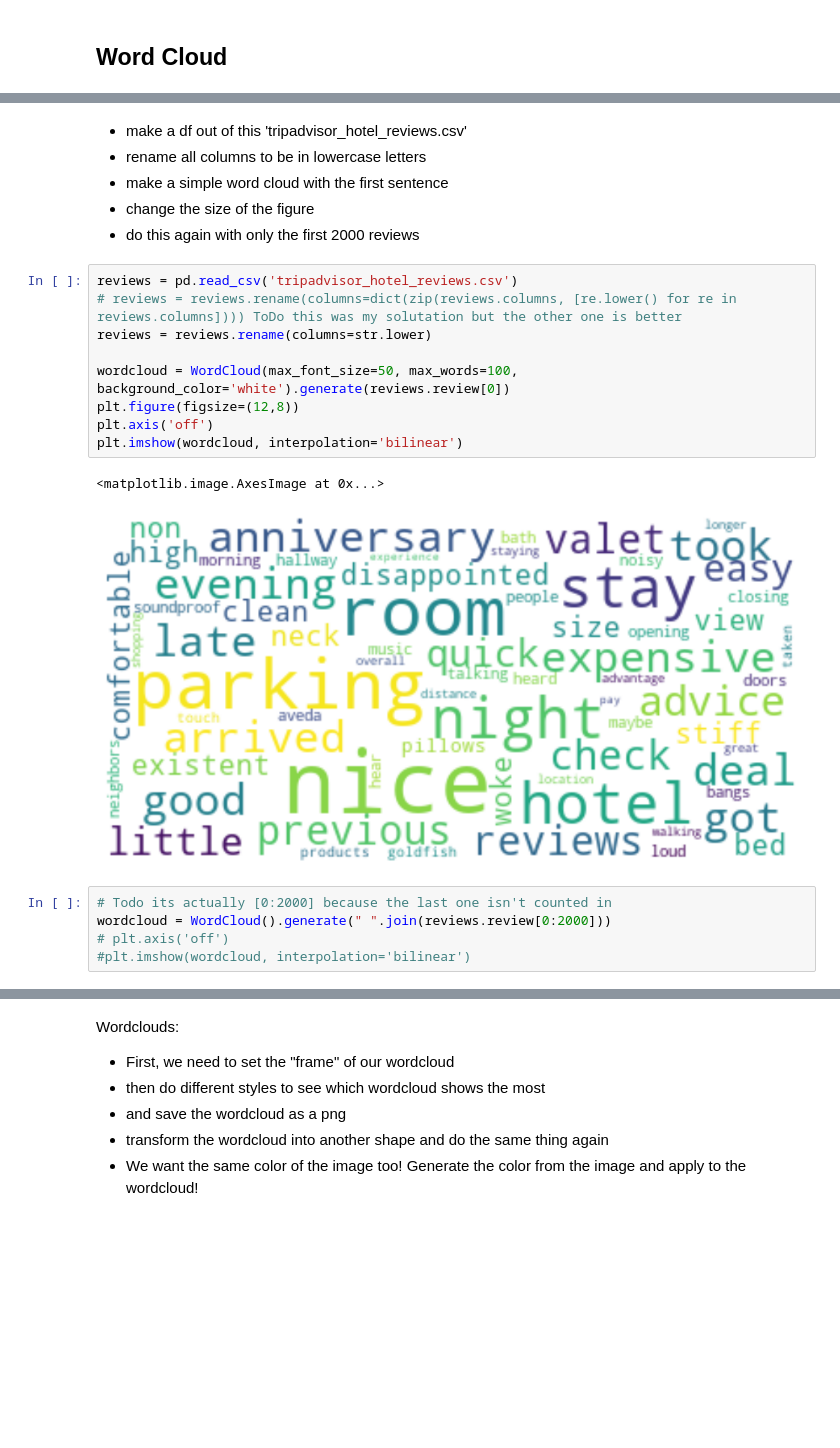
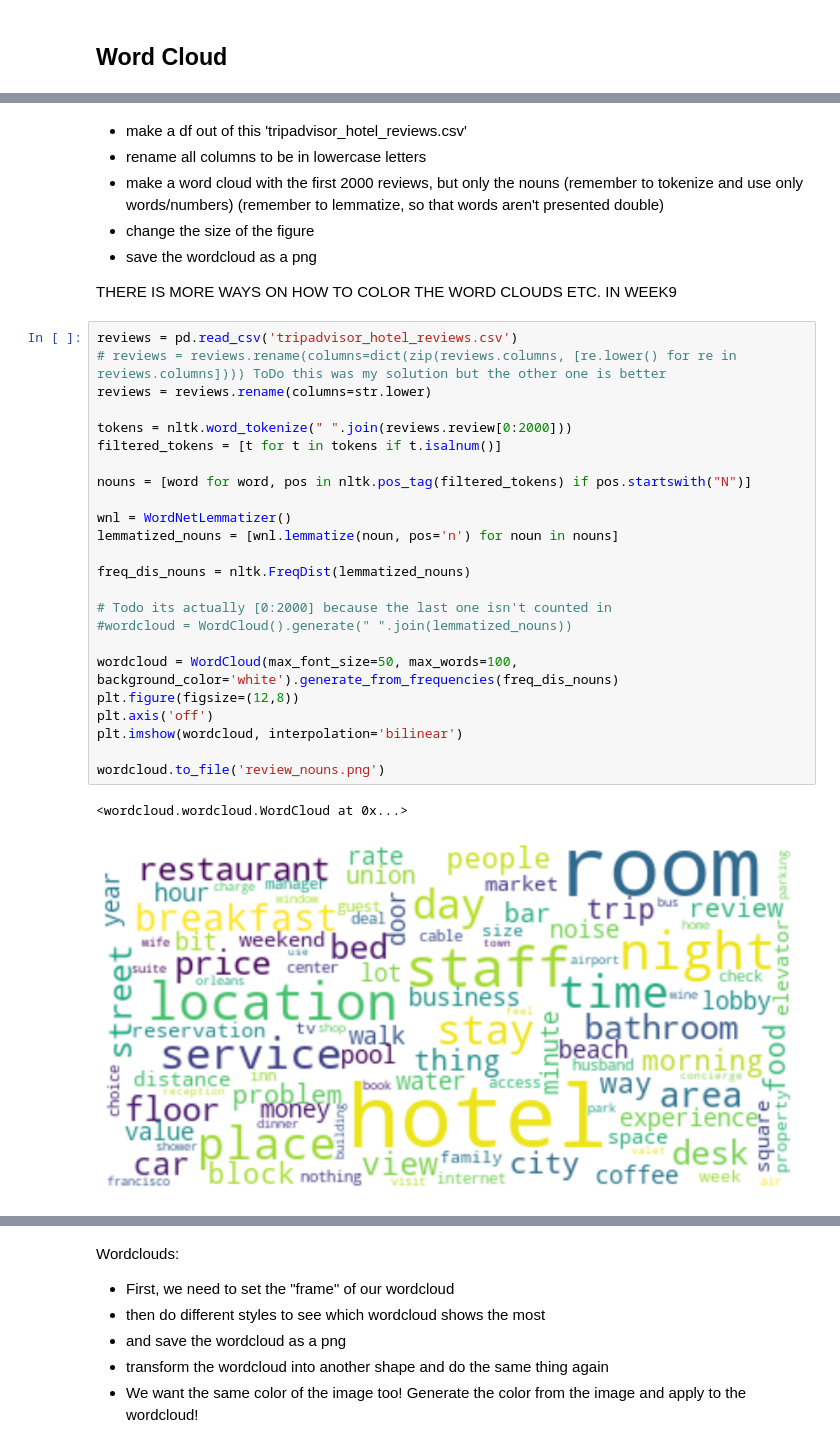
Before and after one commit to sonjaJolanda/BigDataSocialSciences, a Jupyter notebook: exercises_again_again/9-12_finals_summary.ipynb, the cells around one changed output, grey strips where cells are left out. Drawn from its saved outputs; the diff is of its cells as text; blank space fills up the shorter version.

```diff
--- a/exercises_again_again/9-12_finals_summary.ipynb
+++ b/exercises_again_again/9-12_finals_summary.ipynb
@@ -9,24 +13,38 @@ import matplotlib.pyplot as plt
 # %% [markdown]
 - make a df out of this 'tripadvisor_hotel_reviews.csv'
 - rename all columns to be in lowercase letters
-- make a simple word cloud with the first sentence
+- make a word cloud with the first 2000 reviews, but only the nouns
+    (remember to tokenize and use only words/numbers)
+    (remember to lemmatize, so that words aren't presented double)
 - change the size of the figure
-- do this again with only the first 2000 reviews
+- save the wordcloud as a png
+
+THERE IS MORE WAYS ON HOW TO COLOR THE WORD CLOUDS ETC. IN WEEK9
 # %%
 reviews = pd.read_csv('tripadvisor_hotel_reviews.csv')
-# reviews = reviews.rename(columns=dict(zip(reviews.columns, [re.lower() for re in reviews.columns]))) ToDo this was my solutation but the other one is better
+# reviews = reviews.rename(columns=dict(zip(reviews.columns, [re.lower() for re in reviews.columns]))) ToDo this was my solution but the other one is better
 reviews = reviews.rename(columns=str.lower)
 
-wordcloud = WordCloud(max_font_size=50, max_words=100, background_color='white').generate(reviews.review[0])
+tokens = nltk.word_tokenize(" ".join(reviews.review[0:2000]))
+filtered_tokens = [t for t in tokens if t.isalnum()]
+
+nouns = [word for word, pos in nltk.pos_tag(filtered_tokens) if pos.startswith("N")]
+
+wnl = WordNetLemmatizer()
+lemmatized_nouns = [wnl.lemmatize(noun, pos='n') for noun in nouns]
+
+freq_dis_nouns = nltk.FreqDist(lemmatized_nouns)
+
+# Todo its actually [0:2000] because the last one isn't counted in
+#wordcloud = WordCloud().generate(" ".join(lemmatized_nouns))
+
+wordcloud = WordCloud(max_font_size=50, max_words=100, background_color='white').generate_from_frequencies(freq_dis_nouns)
 plt.figure(figsize=(12,8))
 plt.axis('off')
 plt.imshow(wordcloud, interpolation='bilinear')
+
+wordcloud.to_file('review_nouns.png')
 # %% [output]
-<matplotlib.image.AxesImage at 0x...>
+<wordcloud.wordcloud.WordCloud at 0x...>
-[figure, old version]
+[figure, new version]
-# %%
-# Todo its actually [0:2000] because the last one isn't counted in
-wordcloud = WordCloud().generate(" ".join(reviews.review[0:2000]))
-# plt.axis('off')
-#plt.imshow(wordcloud, interpolation='bilinear')
 # %%
```
Also changed, not shown: parts of 4 cells of this notebook.
